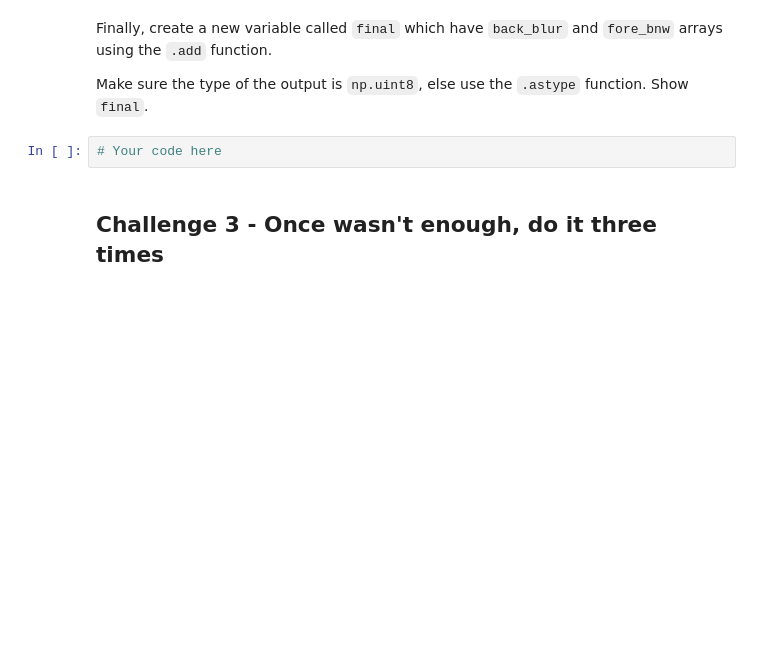
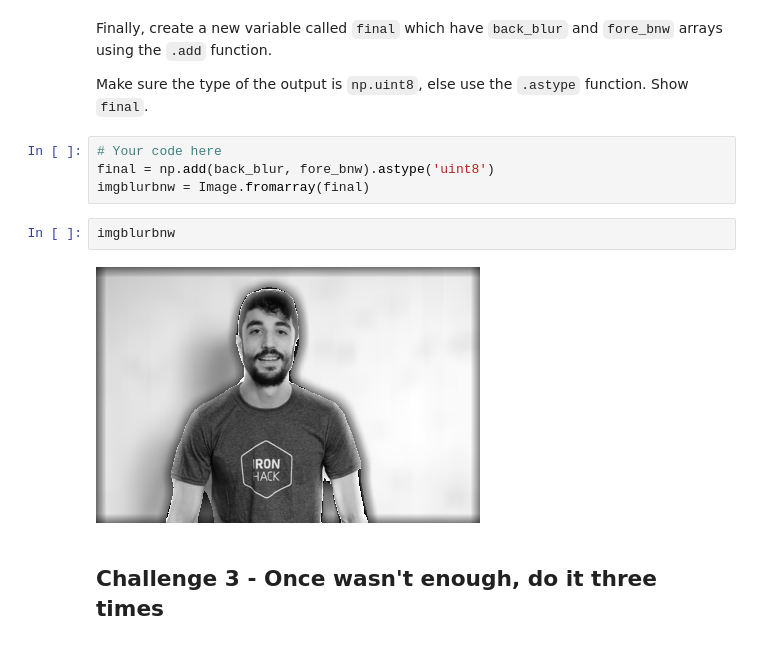
Before and after one commit to blancalluch/ImageSegmentation, a Jupyter notebook: main.ipynb, the cells around one changed output. Drawn from its saved outputs; the diff is of its cells as text; blank space fills up the shorter version.

```diff
--- a/main.ipynb
+++ b/main.ipynb
@@ -114,8 +203,14 @@ Apply `.absolute` from numpy to the new value of `conv` and assign it to `back_b
 Finally, create a new variable called `final` which have `back_blur` and `fore_bnw` arrays using the `.add` function.
 
 Make sure the type of the output is `np.uint8`, else use the `.astype` function. Show `final`.
-# %%
-# Your code here
+# %%
+# Your code here
+final = np.add(back_blur, fore_bnw).astype('uint8')
+imgblurbnw = Image.fromarray(final)
+# %%
+imgblurbnw
+# %% [output]
+[figure, added]
 # %% [markdown]
 ## Challenge 3 -  Once wasn't enough, do it three times
 # %% [markdown]
```
Also changed, not shown: parts of 36 cells of this notebook, 3 other files.
